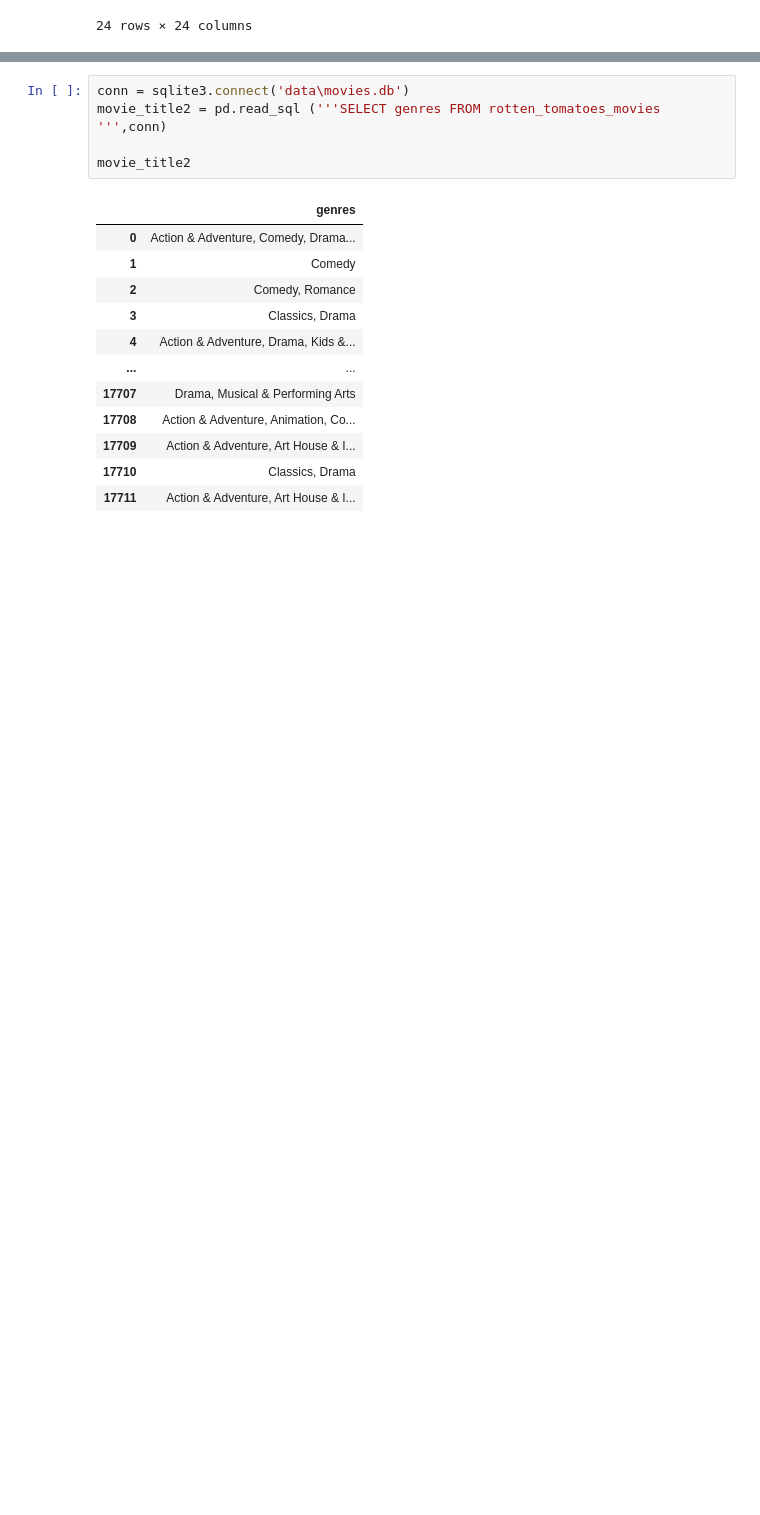
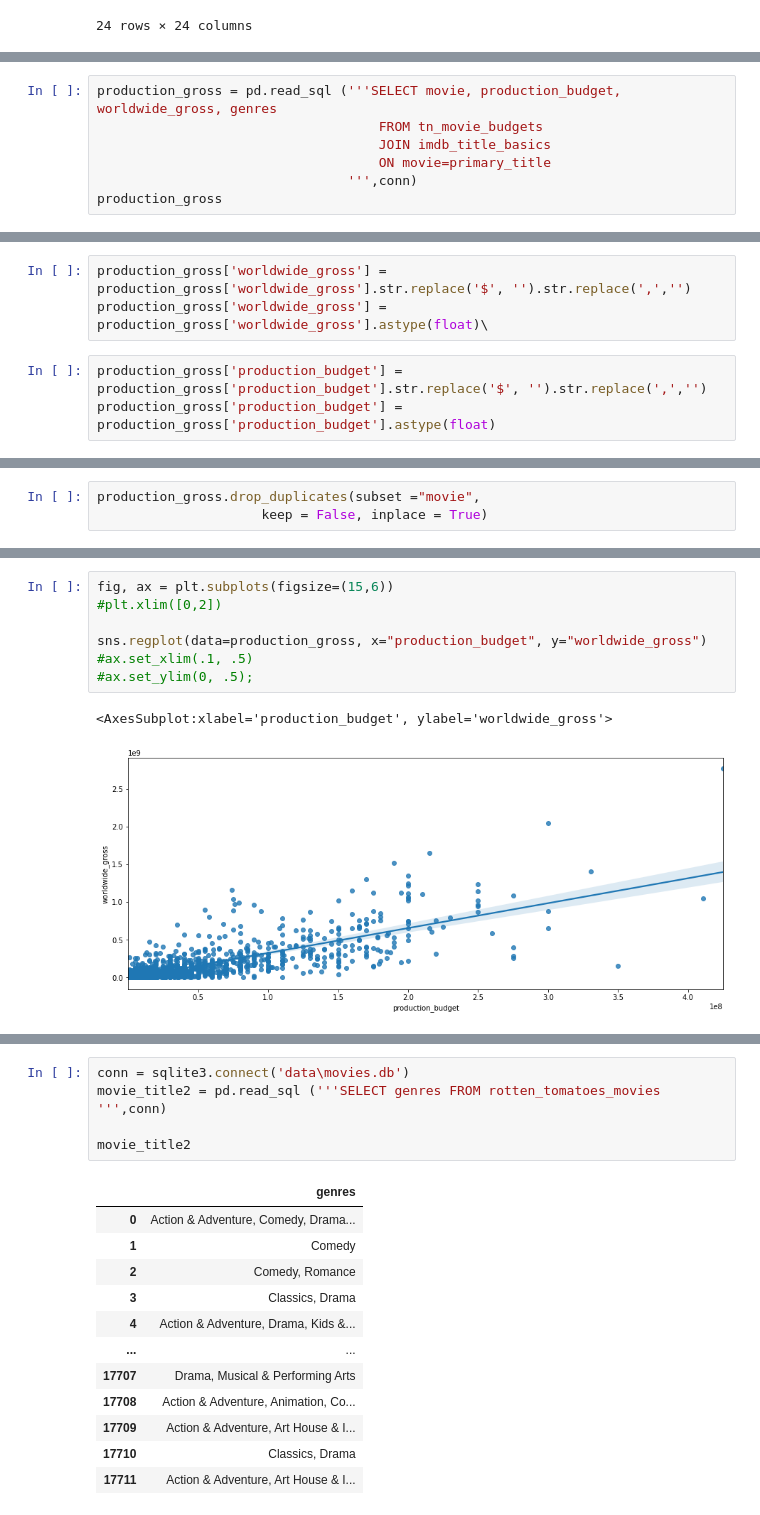
Before and after one commit to krvosen/microsoft_movie_analysis, a Jupyter notebook: create_sql_database.ipynb, the cells around one changed output, grey strips where cells are left out. Cells and saved outputs as stored; diff of their text form; blank space fills up the shorter version.

Commit message:
added production vs worldwide gross

```diff
--- a/create_sql_database.ipynb
+++ b/create_sql_database.ipynb
@@ -143,0 +135,7 @@ plt.scatter(movie_title.Adventure, movie_title.domestic_gross)#If genre is equal
+# %%
+production_gross = pd.read_sql ('''SELECT movie, production_budget, worldwide_gross, genres
+                                    FROM tn_movie_budgets
+                                    JOIN imdb_title_basics
+                                    ON movie=primary_title
+                                ''',conn)
+production_gross
@@ -143,0 +156,6 @@ plt.scatter(movie_title.Adventure, movie_title.domestic_gross)#If genre is equal
+# %%
+production_gross['worldwide_gross'] = production_gross['worldwide_gross'].str.replace('$', '').str.replace(',','')
+production_gross['worldwide_gross'] = production_gross['worldwide_gross'].astype(float)\
+# %%
+production_gross['production_budget'] = production_gross['production_budget'].str.replace('$', '').str.replace(',','')
+production_gross['production_budget'] = production_gross['production_budget'].astype(float)
@@ -143,0 +178,3 @@ plt.scatter(movie_title.Adventure, movie_title.domestic_gross)#If genre is equal
+# %%
+production_gross.drop_duplicates(subset ="movie",
+                     keep = False, inplace = True)
@@ -143,0 +197,10 @@ plt.scatter(movie_title.Adventure, movie_title.domestic_gross)#If genre is equal
+# %%
+fig, ax = plt.subplots(figsize=(15,6))
+#plt.xlim([0,2])
+
+sns.regplot(data=production_gross, x="production_budget", y="worldwide_gross")
+#ax.set_xlim(.1, .5)
+#ax.set_ylim(0, .5);
+# %% [output]
+<AxesSubplot:xlabel='production_budget', ylabel='worldwide_gross'>
+[figure, added]
```
Also changed, not shown: parts of 8 cells of this notebook.
